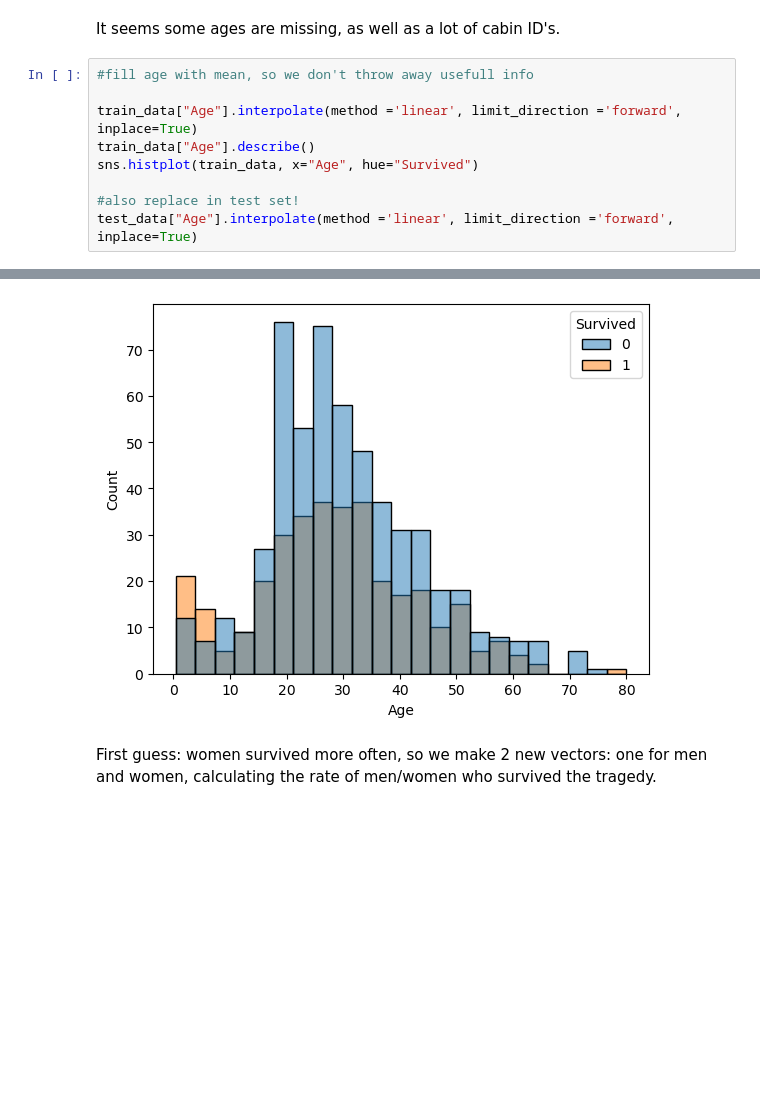
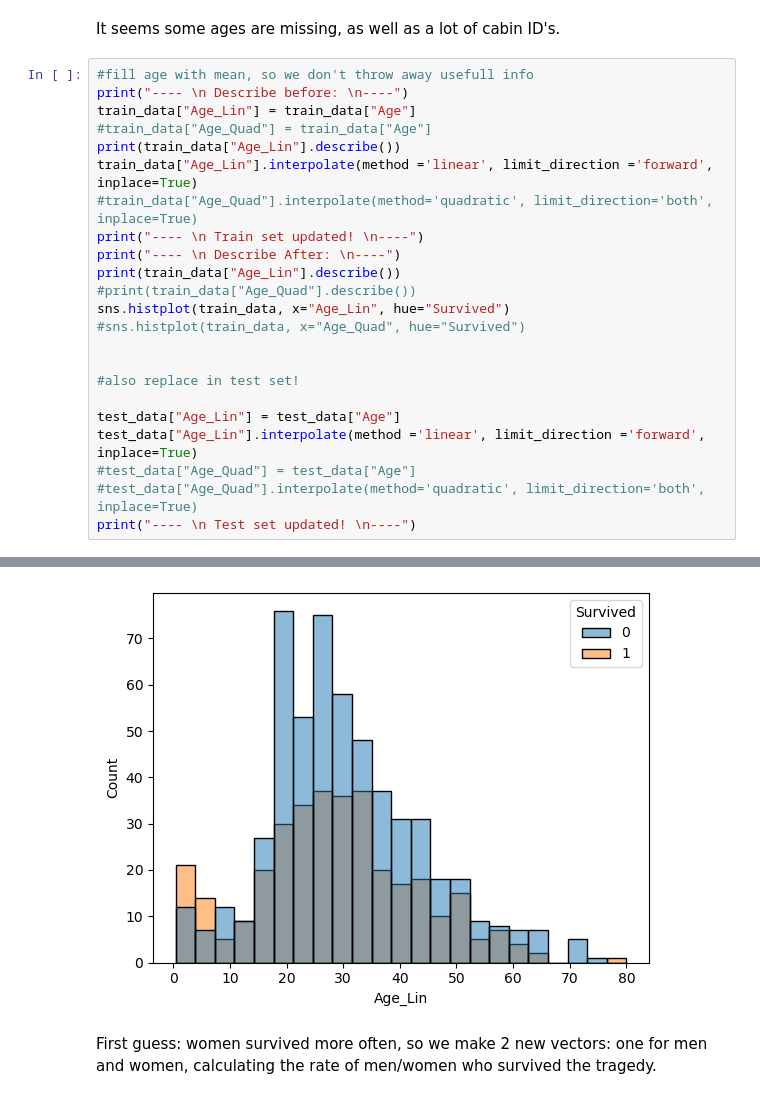
Before and after one commit to JappeBulckaen/KaggleNotebooks, a Jupyter notebook: titanic-getting-started.ipynb, the cells around one changed output, grey strips where cells are left out. Drawn from its saved outputs; the diff is of its cells as text; blank space fills up the shorter version.

```diff
--- a/titanic-getting-started.ipynb
+++ b/titanic-getting-started.ipynb
@@ -85,11 +89,25 @@ memory usage: 83.7+ KB
 It seems some ages are missing, as well as a lot of cabin ID's.
 # %%
 #fill age with mean, so we don't throw away usefull info
+print("---- \n Describe before: \n----")
+train_data["Age_Lin"] = train_data["Age"]
+#train_data["Age_Quad"] = train_data["Age"]
+print(train_data["Age_Lin"].describe())
+train_data["Age_Lin"].interpolate(method ='linear', limit_direction ='forward', inplace=True)
+#train_data["Age_Quad"].interpolate(method='quadratic', limit_direction='both', inplace=True)
+print("---- \n Train set updated! \n----")
+print("---- \n Describe After: \n----")
+print(train_data["Age_Lin"].describe())
+#print(train_data["Age_Quad"].describe())
+sns.histplot(train_data, x="Age_Lin", hue="Survived")
+#sns.histplot(train_data, x="Age_Quad", hue="Survived")
 
-train_data["Age"].interpolate(method ='linear', limit_direction ='forward', inplace=True)
-train_data["Age"].describe()
-sns.histplot(train_data, x="Age", hue="Survived")
 
 #also replace in test set!
-test_data["Age"].interpolate(method ='linear', limit_direction ='forward', inplace=True)
+
+test_data["Age_Lin"] = test_data["Age"]
+test_data["Age_Lin"].interpolate(method ='linear', limit_direction ='forward', inplace=True)
+#test_data["Age_Quad"] = test_data["Age"]
+#test_data["Age_Quad"].interpolate(method='quadratic', limit_direction='both', inplace=True)
+print("---- \n Test set updated! \n----")
 # %% [output]
@@ -96,4 +131,4 @@ test_data["Age"].interpolate(method ='linear', limit_direction ='forward', inpla
-[figure, old version]
+[figure, new version]
 # %% [markdown]
 First guess: women survived more often, so we make 2 new vectors: one for men and women, calculating the rate of men/women who survived the tragedy.
 # %%
```
Also changed, not shown: parts of 11 cells of this notebook.
